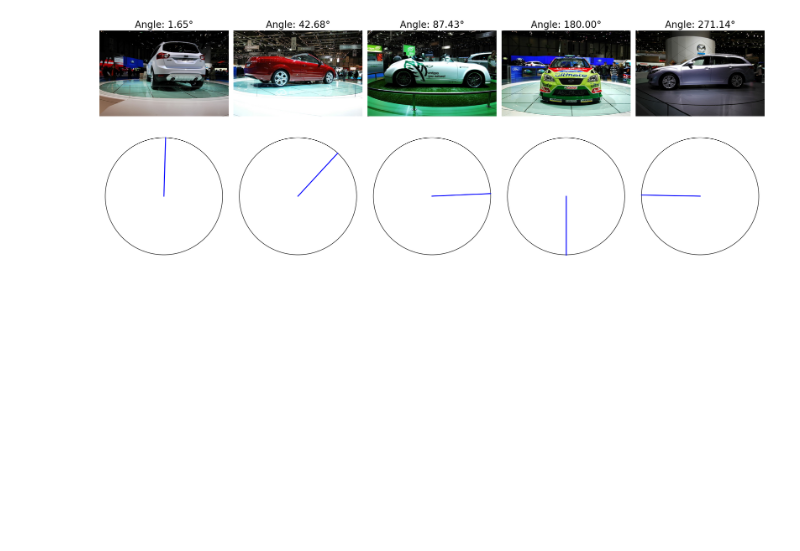
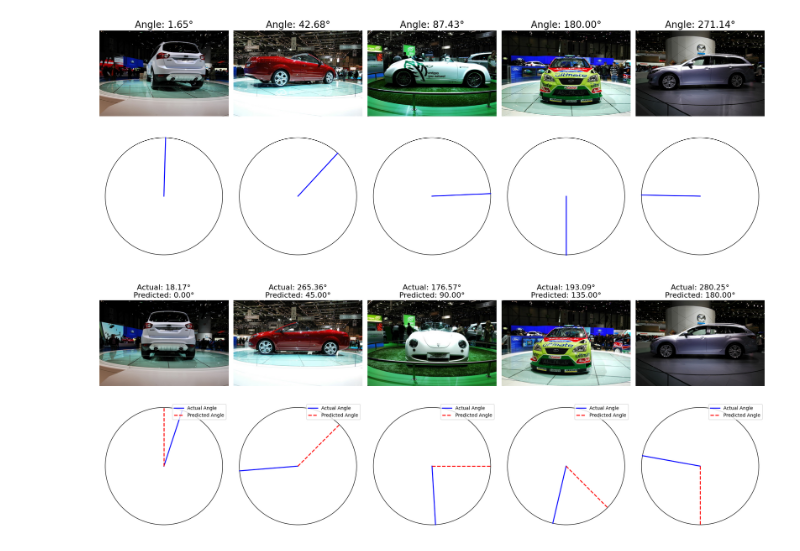
Before and after one commit to DougMoy/CS585FinalProject, a Jupyter notebook: graphic.ipynb, the cells around one changed output. Cells and saved outputs as stored; diff of their text form; code cells hidden in the pictures; blank space fills up the shorter version.

```diff
--- a/graphic.ipynb
+++ b/graphic.ipynb
@@ -121,3 +116,84 @@ desired_angles = [2, 45, 90, 180, 270]  # Example desired angles for 5 cars
 plot_cars_with_angles(base_path, sequence_ids, desired_angles)
 # %% [output]
 [figure]
+# %%
+import os
+import numpy as np
+from PIL import Image
+import matplotlib.pyplot as plt
+
+
+#this cell is to compare prediction and actual labels.
+def parse_tripod_seq_info(base_path):
+    file_path = os.path.join(base_path, 'tripod-seq.txt')
+    with open(file_path, 'r') as file:
+        lines = file.read().splitlines()
+        num_frames_360 = list(map(int, lines[4].split()))
+        frontal_frames = list(map(int, lines[5].split()))
+        rotation_sense = list(map(int, lines[6].split()))
+    return num_frames_360, frontal_frames, rotation_sense
+
+
+def calculate_angle(frame_id, sequence_id, num_frames_360, frontal_frames, rotation_sense):
+    relative_position = (frame_id - frontal_frames[sequence_id - 1]) % num_frames_360[sequence_id - 1]
+    raw_angle = relative_position * (360 / num_frames_360[sequence_id - 1]) * rotation_sense[sequence_id - 1]
+    standardized_angle = (raw_angle + 180) % 360
+    return standardized_angle
+
+
+def plot_angle_circle(angle_degrees, predicted_angle, ax):
+
+    adjusted_angle = (-angle_degrees + 90) % 360
+    predicted_adjusted_angle = (-predicted_angle + 90) % 360
+
+
+    circle = plt.Circle((0.5, 0.5), 0.3, color='black', fill=False)
+    ax.add_patch(circle)
+
+
+    angle_radians = np.deg2rad(adjusted_angle)
+    predicted_angle_radians = np.deg2rad(predicted_adjusted_angle)
+
+    line_x = 0.5 + 0.3 * np.cos(angle_radians)
+    line_y = 0.5 + 0.3 * np.sin(angle_radians)
+
+    pred_line_x = 0.5 + 0.3 * np.cos(predicted_angle_radians)
+    pred_line_y = 0.5 + 0.3 * np.sin(predicted_angle_radians)
+
+
+    ax.plot([0.5, line_x], [0.5, line_y], color='blue', lw=2, label='Actual Angle')
+    ax.plot([0.5, pred_line_x], [0.5, pred_line_y], color='red', lw=2, linestyle='--', label='Predicted Angle')
+    ax.legend(loc='upper right')
+
+    ax.set_aspect('equal')
+    ax.axis('off')
+
+def plot_cars_with_angles(base_path, sequence_ids, frame_ids, predicted_angles):
+    num_frames_360, frontal_frames, rotation_sense = parse_tripod_seq_info(base_path)
+
+    fig, axs = plt.subplots(2, 5, figsize=(20, 8))
+
+    for i, (sequence_id, frame_id, predicted_angle) in enumerate(zip(sequence_ids, frame_ids, predicted_angles)):
+        angle = calculate_angle(frame_id, sequence_id, num_frames_360, frontal_frames, rotation_sense)
+
+        img_path = os.path.join(base_path, f'tripod_seq_{sequence_id:02d}_{frame_id:03d}.jpg')
+        img = Image.open(img_path)
+
+        axs[0, i].imshow(img)
+        axs[0, i].set_title(f'Actual: {angle:.2f}°\nPredicted: {predicted_angle:.2f}°', fontsize=16)
+        axs[0, i].axis('off')
+
+        plot_angle_circle(angle, predicted_angle, axs[1, i])
+
+    plt.tight_layout()
+    plt.show()
+
+
+base_path = './data/epfl-gims08/tripod-seq'
+sequence_ids = [1, 2, 3, 4, 5]
+frame_ids = [1, 1, 1, 1, 1]
+predicted_angles = [0, 45, 90, 135, 180]
+
+plot_cars_with_angles(base_path, sequence_ids, frame_ids, predicted_angles)
+# %% [output]
+[figure, added]
```
Also changed, not shown: parts of 2 cells of this notebook.
